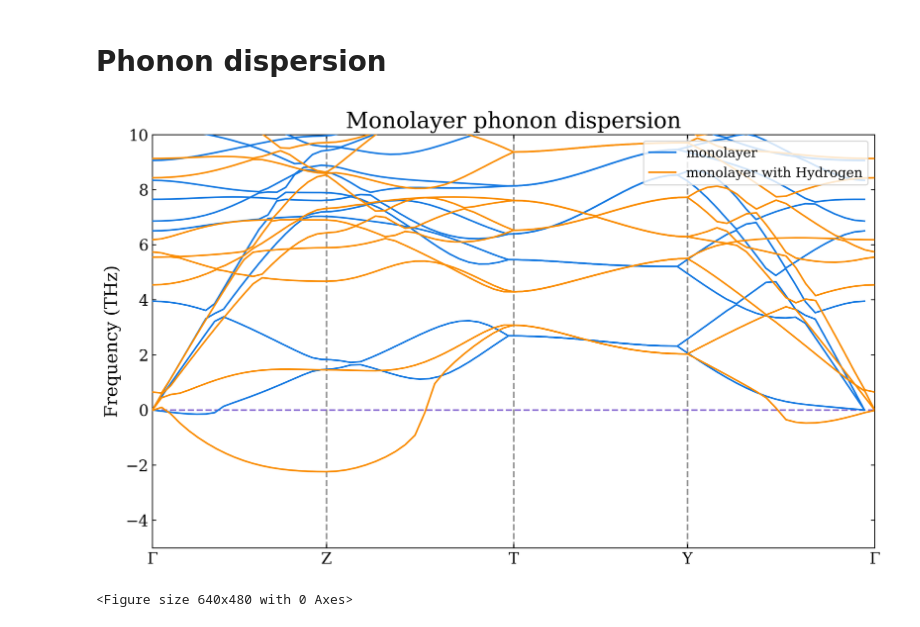
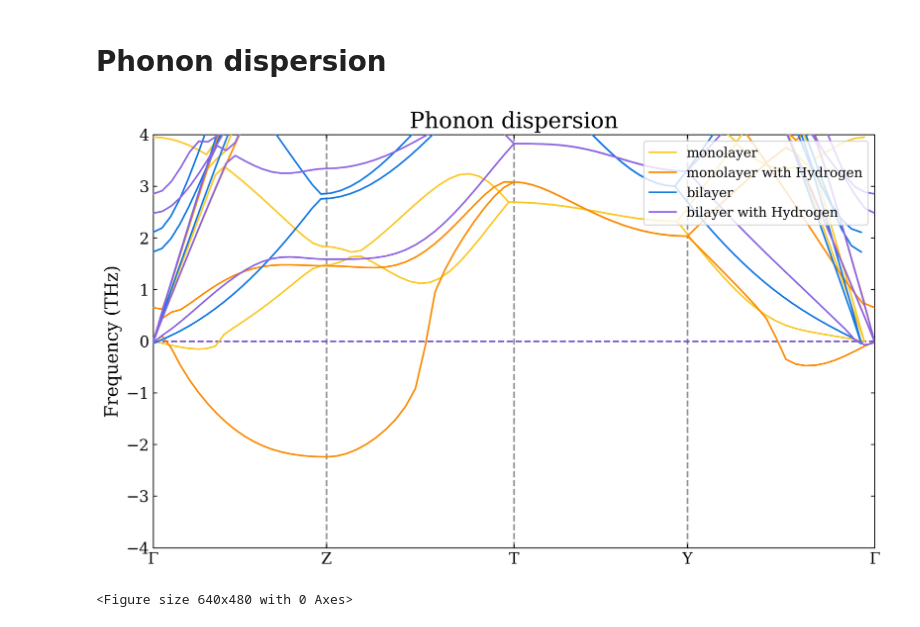
Before and after one commit to Photonico/o-B14_20241024, a Jupyter notebook: 3.0_phonon_dispersion.ipynb, the cells around one changed output. Saved outputs shown, nothing was run; the diff lists cells and outputs as text; code cells hidden in the pictures.

```diff
--- a/3.0_phonon_dispersion.ipynb
+++ b/3.0_phonon_dispersion.ipynb
@@ -6,13 +6,15 @@
 from vmatplot.phonon import plot_phonons
 import matplotlib.pyplot as plt
 # %%
-# monolayer
+# Phonon dispersion
 
-matters = [["monolayer", "3.0_phonon_dispersion/monolayer", "default", "solid", 1.5, 1.0, 0],
-           ["monolayer with Hydrogen", "3.0_phonon_dispersion/monolayer_with_Hydrogen", "orange", "solid", 1.5, 1.0, 0]]
+matters = [["monolayer", "3.0_phonon_dispersion/monolayer", "yellow", "solid", 1.5, 1.0, 0],
+           ["monolayer with Hydrogen", "3.0_phonon_dispersion/monolayer_with_Hydrogen", "orange", "solid", 1.5, 1.0, 0],
+           ["bilayer", "3.0_phonon_dispersion/bilayer", "blue", "solid", 1.5, 1.0, 0],
+           ["bilayer with Hydrogen", "3.0_phonon_dispersion/bilayer_with_Hydrogen", "violet", "solid", 1.5, 1.0, 0]]
 
-plot_phonons("Monolayer phonon dispersion", matters, [-5,10], "upper right")
+plot_phonons("Phonon dispersion", matters, [-4,4], "upper right")
 plt.savefig("figures/3.11_phonon_monolayer.pdf")
 # %% [output]
-[figure, old version]
+[figure, new version]
 <Figure size 640x480 with 0 Axes>
```
Also changed, not shown: parts of 1 cell of this notebook, 1 other file.
